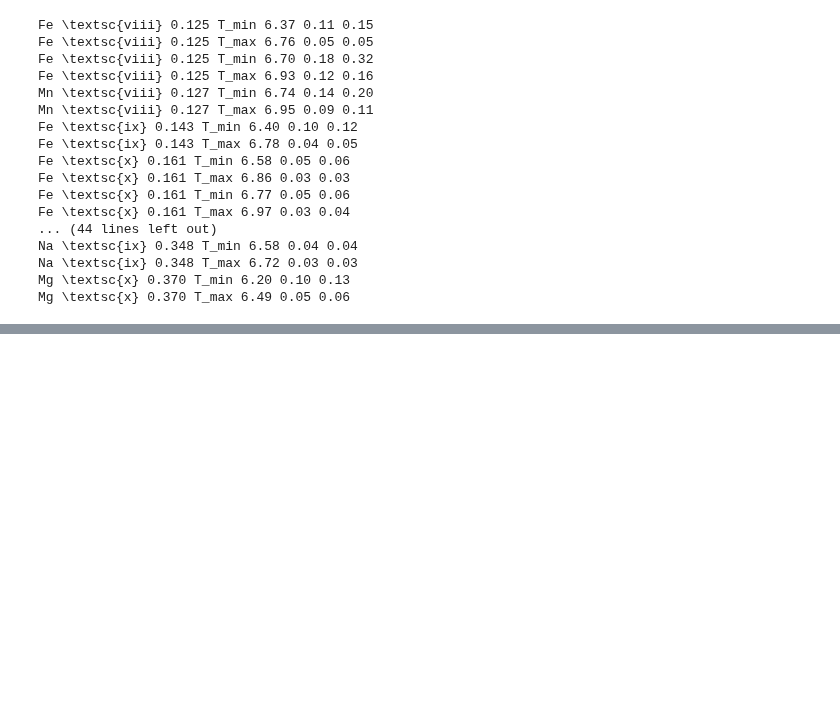
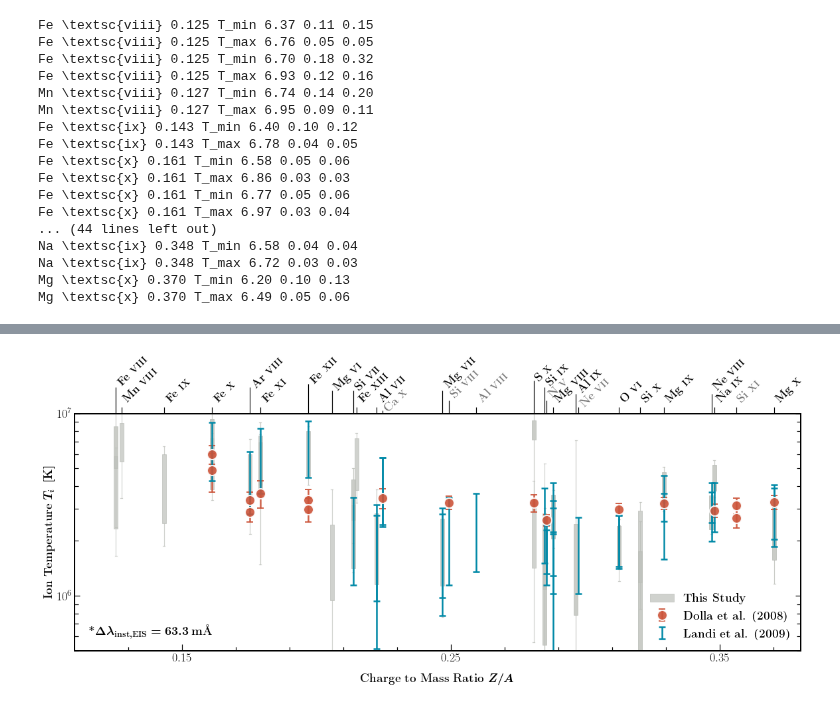
Before and after one commit to yjzhu-solar/EIS_SUMER_PCH_Ti, a Jupyter notebook: ipynb/paper/temp_diag_v2_cross.ipynb, the cells around one changed output, grey strips where cells are left out. Drawn from its saved outputs; the diff is of its cells as text; code cells hidden in the pictures; blank space fills up the shorter version.

```diff
--- a/ipynb/paper/temp_diag_v2_cross.ipynb
+++ b/ipynb/paper/temp_diag_v2_cross.ipynb
@@ -288,3 +284,6 @@ Na \textsc{ix} 0.348 T_min 6.58 0.04 0.04
 Na \textsc{ix} 0.348 T_max 6.72 0.03 0.03
 Mg \textsc{x} 0.370 T_min 6.20 0.10 0.13
 Mg \textsc{x} 0.370 T_max 6.49 0.05 0.06
+# %%
+df_landi = pd.read_excel("../../save/Tion_comp_landi_dolla.xlsx",sheet_name="landi")
+df_landi
@@ -290,0 +308,3 @@ Mg \textsc{x} 0.370 T_max 6.49 0.05 0.06
+# %%
+df_dolla = pd.read_excel("../../save/Tion_comp_landi_dolla.xlsx",sheet_name="dolla")
+df_dolla
@@ -290,0 +330,7 @@ Mg \textsc{x} 0.370 T_max 6.49 0.05 0.06
+# %%
+df_ion_this = df[["ion","charge","Z2A"]]
+df_ion_landi = df_landi[["ion","charge","Z2A"]]
+df_ion_dolla = df_dolla[["ion","charge","Z2A"]]
+df_ion = pd.concat([df_ion_this,df_ion_landi,df_ion_dolla],ignore_index=True)
+df_ion = df_ion.drop_duplicates(subset=("ion","charge")).sort_values("Z2A").reset_index(drop=True)
+df_ion
@@ -290,0 +355,68 @@ Mg \textsc{x} 0.370 T_max 6.49 0.05 0.06
+# %%
+fig, ax = plt.subplots(figsize=(16,7),constrained_layout=True)
+color_bg = "#BDC0BA"
+eis_boxprops = dict(edgecolor=color_bg,facecolor=color_bg,alpha=0.7)
+eis_capprops = dict(color=color_bg,alpha=0.7,linewidth=1.2)
+eis_whiskerprops = dict(color=color_bg,alpha=0.7,linewidth=1.2)
+
+sumer_boxprops = dict(edgecolor=color_bg,facecolor=color_bg,alpha=0.8)
+sumer_capprops = dict(color=color_bg,alpha=0.8,linewidth=1.2)
+sumer_whiskerprops = dict(color=color_bg,alpha=0.8,linewidth=1.2)
+
+medianprops= dict(linewidth=0)
+
+eis_bp = ax.bxp(stats_eis,showmeans=False,boxprops=eis_boxprops,capprops=eis_capprops,
+        whiskerprops=eis_whiskerprops,medianprops=medianprops,widths=0.0015,patch_artist=True,
+        positions=pos_eis,manage_ticks=False)
+
+sumer_bp = ax.bxp(stats_sumer,showmeans=False,boxprops=sumer_boxprops,capprops=sumer_capprops,
+        whiskerprops=sumer_whiskerprops,medianprops=medianprops,widths=0.0015,patch_artist=True,
+        positions=pos_sumer,manage_ticks=False)
+
+ln_dolla = ax.errorbar(df_dolla["Z2A"],df_dolla["Tion"]*1e6,df_dolla["Tion_err"]*1e6,color="#CC543A",ls="none",marker="o",
+            markersize=15,capsize=5,lw=2.5,label=r"\textbf{Dolla et al. (2008)}",zorder=15,markeredgecolor='white',
+            markeredgewidth=2,alpha=0.9,capthick=2.5)
+
+Tion_landi_max = np.power(10,df_landi["Tmax"])
+Tion_landi_min = np.power(10,df_landi["Tmin"])
+Tion_landi_mid = (Tion_landi_max + Tion_landi_min)/2
+ln_landi = ax.errorbar(df_landi["Z2A"],Tion_landi_mid,Tion_landi_max - Tion_landi_mid,
+            marker=None,fmt="none",capsize=5,lw=2.5,color = "#0089A7",label=r"\textbf{Landi et al. (2009)}",capthick=2.5,zorder=15)
+
+
+ax.legend([eis_bp["boxes"][0],ln_dolla,ln_landi],
+        [r"\textbf{This Study}",r"\textbf{Dolla et al. (2008)}",r"\textbf{Landi et al. (2009)}"],
+        loc="lower right",fontsize=18,frameon=False)
+ax.set_yscale("log")
+ax.set_ylim(5e5,1e7)
+ax.set_xlim(0.11,0.38)
+ax.set_xticks([0.15,0.25,0.35])
+ax.tick_params(labelsize=18,direction="in",which="both",right=True,top=True)
+ax.xaxis.set_minor_locator(AutoMinorLocator(5))
+ax.set_ylabel(r"\textbf{Ion Temperature} $\boldsymbol{T_i\ \left[\mathrm{K}\right]}$",fontsize=18)
+ax.set_xlabel(r"\textbf{Charge to Mass Ratio} $\boldsymbol{Z/A}$",fontsize=18,labelpad=15)
+ax.text(0.02,0.05,r"\textbf{*}$\boldsymbol{\Delta \lambda_{\rm inst, EIS} = 63.3\,\mathrm{m}}$\textbf{\mbox{\AA}}",transform=ax.transAxes,
+        ha="left",va="bottom",color="black",fontsize=18)
+
+ion_name = r"\textbf{" + df_ion["ion"] + r" \textsc{"+ df_ion["charge"] + r"}}"
+ax_ion = ax.twiny()
+ax_ion.set_xlim(ax.get_xlim())
+ax_ion.set_xticks(df_ion["Z2A"].values)
+ax_ion.set_xticklabels(ion_name,rotation=45,ha="left")
+ax_ion.tick_params(labelsize=18)
+
+tick_len_index = [1,9,13,15,17,23,25,27,31,33,35,39,41,49]
+tick_len = [40,40,45,35,35,5,35,20,50,40,20,30,10,30]
+label_index = [0,4,6,7,8,11,12,13,15,16,17,19,20,24]
+label_pos = [1.07,1.06,1.08,1.05,1.05,0.96,1.06,1.02,1.09,1.07,1.02,1.04,0.98,1.05]
+not_this_study_label_index = [11,13,14,17,20,26]
+ax_ion_major_ticks = ax_ion.get_xticklines()
+ax_ion_major_labels = ax_ion.get_xmajorticklabels()
+for tick_len_index_, tick_len_, label_index_, label_pos_ in zip(tick_len_index, tick_len, label_index, label_pos):
+    ax_ion_major_ticks[tick_len_index_].set_markersize(tick_len_)
+    ax_ion_major_labels[label_index_].set_y(label_pos_)
+for label_index_ in not_this_study_label_index:
+    ax_ion_major_labels[label_index_].set_color("#787878")
+plt.savefig(fname="../../figs/ms/temp_landi_dolla.pdf",format="pdf",dpi=300)
+# %% [output]
+[figure, added]
```
Also changed, not shown: parts of 4 cells of this notebook, 16 other files.
